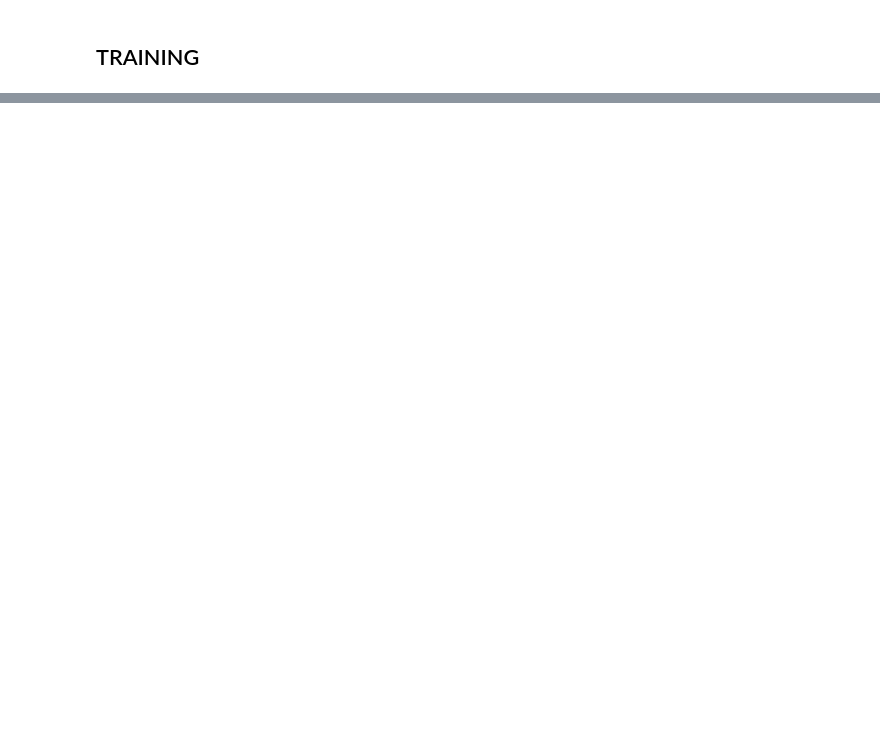
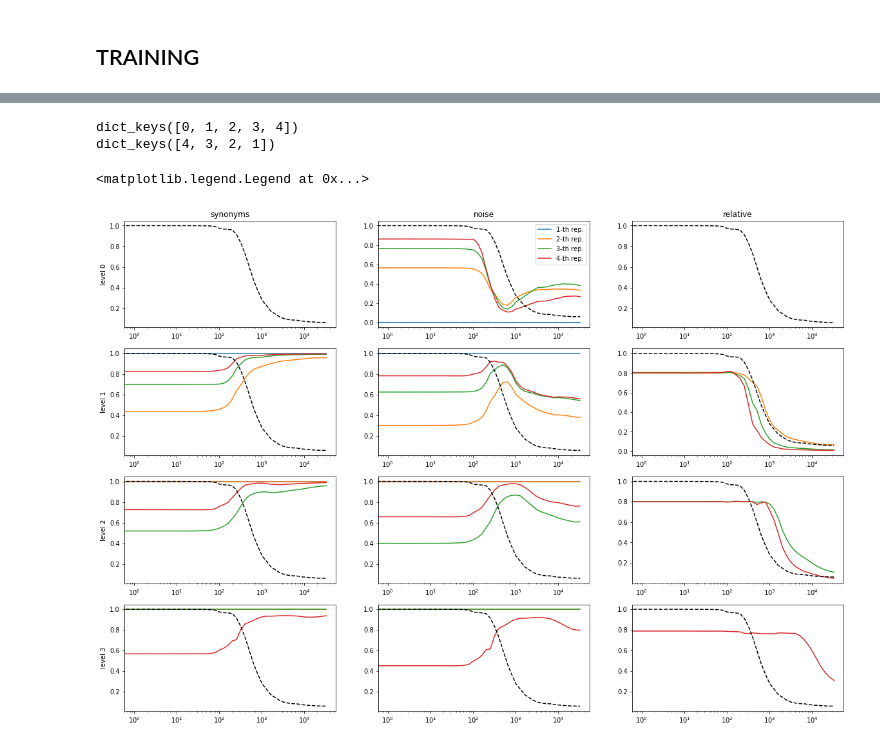
Before and after one commit to fracagnetta/random-hierarchy-model, a Jupyter notebook: test_Init&Training.ipynb, the cells around one changed output, grey strips where cells are left out. Saved outputs shown, nothing was run; the diff lists cells and outputs as text; code cells hidden in the pictures; blank space fills up the shorter version.

```diff
--- a/test_Init&Training.ipynb
+++ b/test_Init&Training.ipynb
@@ -331,38 +344,43 @@ print(dynamics[-1]['synonyms'][3].keys())
 
 ax[0][0].set_title('synonyms')
 ax[0][1].set_title('noise')
 ax[0][2].set_title('relative')
 
-for k in range(config.depth+1):
+for k in range(config.depth):
 
     l = 0
-    ax[0][1].plot([d['t'] for d in dynamics], [d['noise'][k][l].to('cpu') for d in dynamics], f'C{k}' , label=f'{k+1}-th rep.')
+    ax[0][1].plot([d['t'] for d in dynamics], [d['noise'][k][l][-1].to('cpu') for d in dynamics], f'C{k}' , label=f'{k+1}-th rep.')
 
     ax[l][0].set_ylabel(f'level {l}')
     ax[0][0].set_xscale('log')
     ax[0][1].set_xscale('log')
     ax[0][2].set_xscale('log')
 
 
     for l in range(1,config.num_layers):
 
-        ax[l][0].plot([d['t'] for d in dynamics], [d['synonyms'][k][l].to('cpu') for d in dynamics], f'C{k}' , label=f'{k+1}-th rep.')
-        ax[l][1].plot([d['t'] for d in dynamics], [d['noise'][k][l].to('cpu') for d in dynamics], f'C{k}' , label=f'{k+1}-th rep.')
-        ax[l][2].plot([d['t'] for d in dynamics], [(1.-d['synonyms'][k][l].to('cpu'))/((1.-d['noise'][k][l].to('cpu'))) for d in dynamics], f'C{k}' , label=f'{k+1}-th rep.')
+        ax[l][0].plot([d['t'] for d in dynamics], [d['synonyms'][k][l][-1].to('cpu') for d in dynamics], f'C{k}' , label=f'{k+1}-th rep.')
+        ax[l][1].plot([d['t'] for d in dynamics], [d['noise'][k][l][-1].to('cpu') for d in dynamics], f'C{k}' , label=f'{k+1}-th rep.')
+        ax[l][2].plot([d['t'] for d in dynamics], [(1.-d['synonyms'][k][l][-1].to('cpu'))/((1.-d['noise'][k][l][-1].to('cpu'))) for d in dynamics], f'C{k}' , label=f'{k+1}-th rep.')
 
         ax[l][0].set_ylabel(f'level {l}')
         ax[l][0].set_xscale('log')
         ax[l][1].set_xscale('log')
         ax[l][2].set_xscale('log')
 
 init_loss = dynamics[0]['testloss']
 for l in range(config.num_layers):
 
     ax[l][0].plot([d['t'] for d in dynamics], [d['testloss']/init_loss for d in dynamics], f'k--')
     ax[l][1].plot([d['t'] for d in dynamics], [d['testloss']/init_loss for d in dynamics], f'k--')
     ax[l][2].plot([d['t'] for d in dynamics], [d['testloss']/init_loss for d in dynamics], f'k--')
 
 ax[0][1].legend()
+# %% [output]
+dict_keys([0, 1, 2, 3, 4])
+dict_keys([4, 3, 2, 1])
+<matplotlib.legend.Legend at 0x...>
+[figure, added]
 # %%
 fig, ax = plt.subplots(1, 3, figsize=(12,5))
 
```
Also changed, not shown: parts of 11 cells of this notebook, 2 other files.
